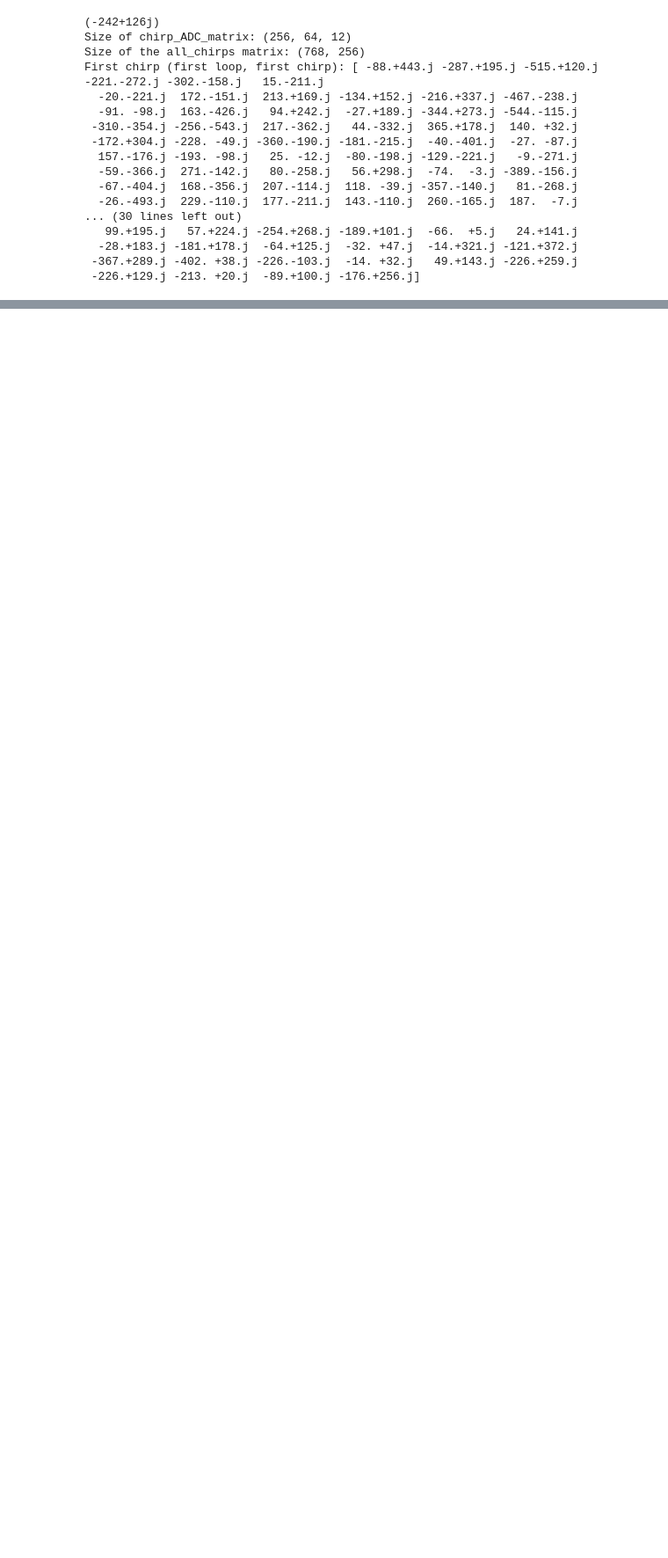
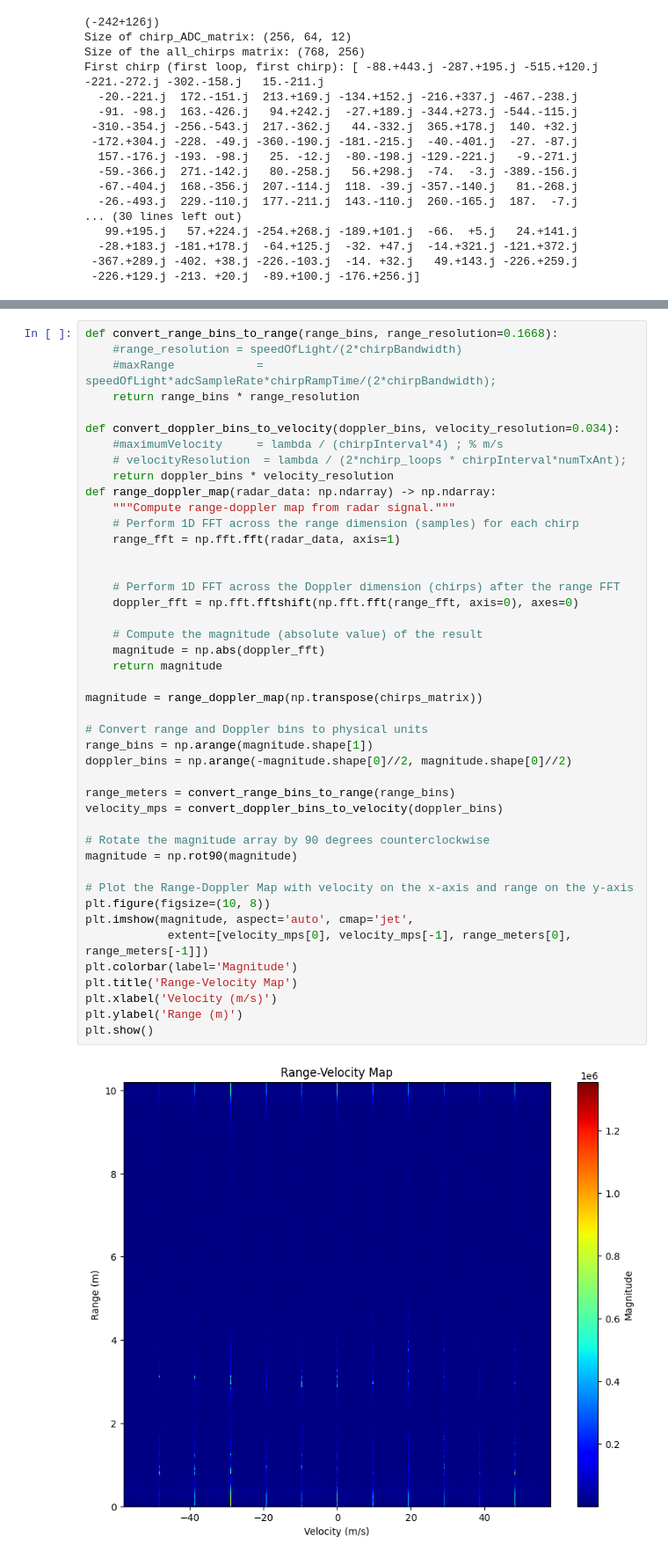
Before and after one commit to GishanDaminduDK/FYP-SignalProcessing, a Jupyter notebook: matlab_to_python.ipynb, the cells around one changed output, grey strips where cells are left out. Shown at 88% size. Saved outputs shown, nothing was run; the diff lists cells and outputs as text; blank space fills up the shorter version.

```diff
--- a/matlab_to_python.ipynb
+++ b/matlab_to_python.ipynb
@@ -358,0 +361,46 @@ plt.colorbar()
+# %%
+def convert_range_bins_to_range(range_bins, range_resolution=0.1668):
+    #range_resolution = speedOfLight/(2*chirpBandwidth)
+    #maxRange            = speedOfLight*adcSampleRate*chirpRampTime/(2*chirpBandwidth);
+    return range_bins * range_resolution
+
+def convert_doppler_bins_to_velocity(doppler_bins, velocity_resolution=0.034):
+    #maximumVelocity     = lambda / (chirpInterval*4) ; % m/s
+    # velocityResolution  = lambda / (2*nchirp_loops * chirpInterval*numTxAnt);
+    return doppler_bins * velocity_resolution
+def range_doppler_map(radar_data: np.ndarray) -> np.ndarray:
+    """Compute range-doppler map from radar signal."""
+    # Perform 1D FFT across the range dimension (samples) for each chirp
+    range_fft = np.fft.fft(radar_data, axis=1)
+
+
+    # Perform 1D FFT across the Doppler dimension (chirps) after the range FFT
+    doppler_fft = np.fft.fftshift(np.fft.fft(range_fft, axis=0), axes=0)
+
+    # Compute the magnitude (absolute value) of the result
+    magnitude = np.abs(doppler_fft)
+    return magnitude
+
+magnitude = range_doppler_map(np.transpose(chirps_matrix))
+
+# Convert range and Doppler bins to physical units
+range_bins = np.arange(magnitude.shape[1])
+doppler_bins = np.arange(-magnitude.shape[0]//2, magnitude.shape[0]//2)
+
+range_meters = convert_range_bins_to_range(range_bins)
+velocity_mps = convert_doppler_bins_to_velocity(doppler_bins)
+
+# Rotate the magnitude array by 90 degrees counterclockwise
+magnitude = np.rot90(magnitude)
+
+# Plot the Range-Doppler Map with velocity on the x-axis and range on the y-axis
+plt.figure(figsize=(10, 8))
+plt.imshow(magnitude, aspect='auto', cmap='jet',
+            extent=[velocity_mps[0], velocity_mps[-1], range_meters[0], range_meters[-1]])
+plt.colorbar(label='Magnitude')
+plt.title('Range-Velocity Map')
+plt.xlabel('Velocity (m/s)')
+plt.ylabel('Range (m)')
+plt.show()
+# %% [output]
+[figure, added]
```
Also changed, not shown: parts of 6 cells of this notebook, 2 other files.
